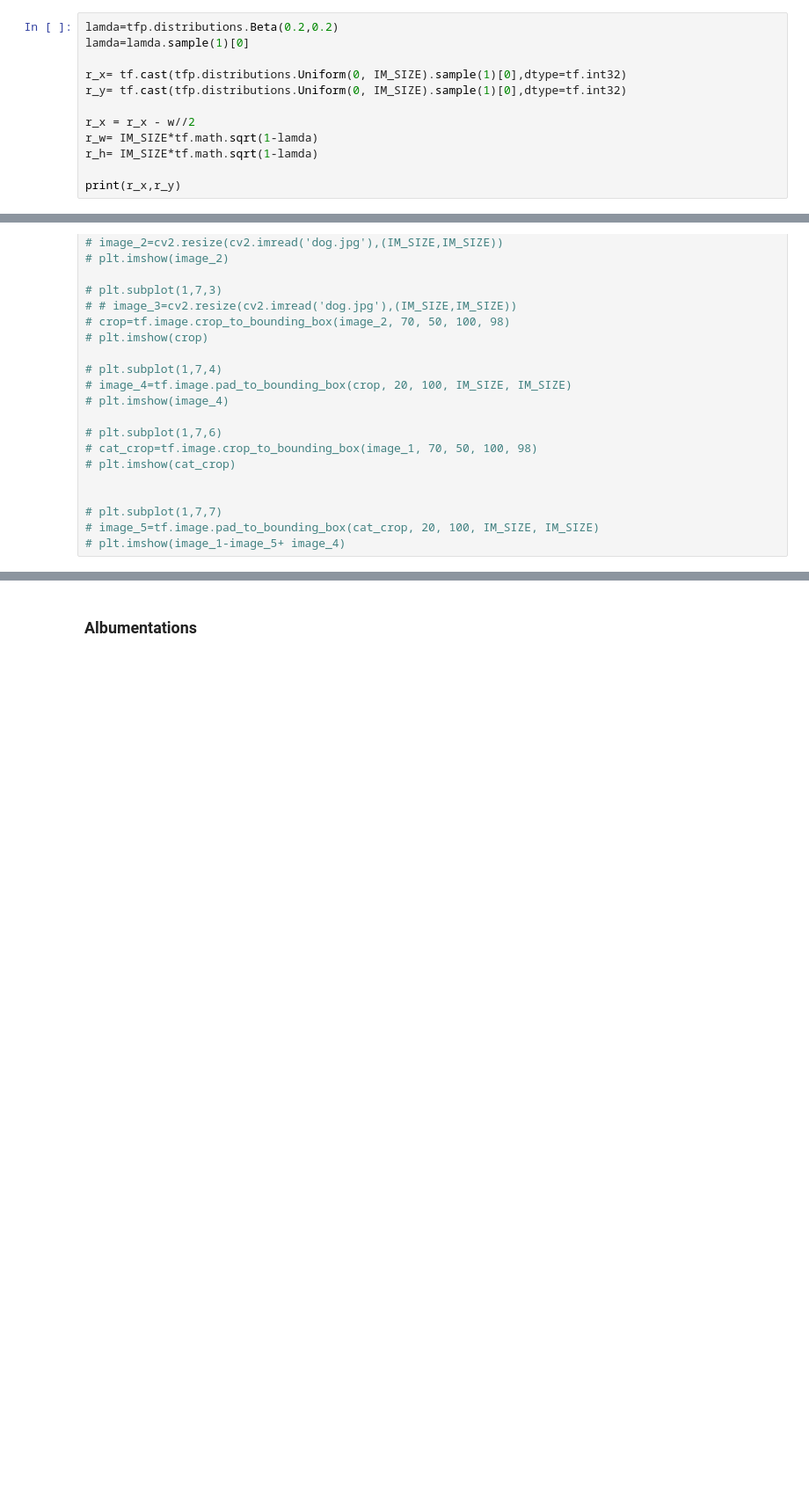
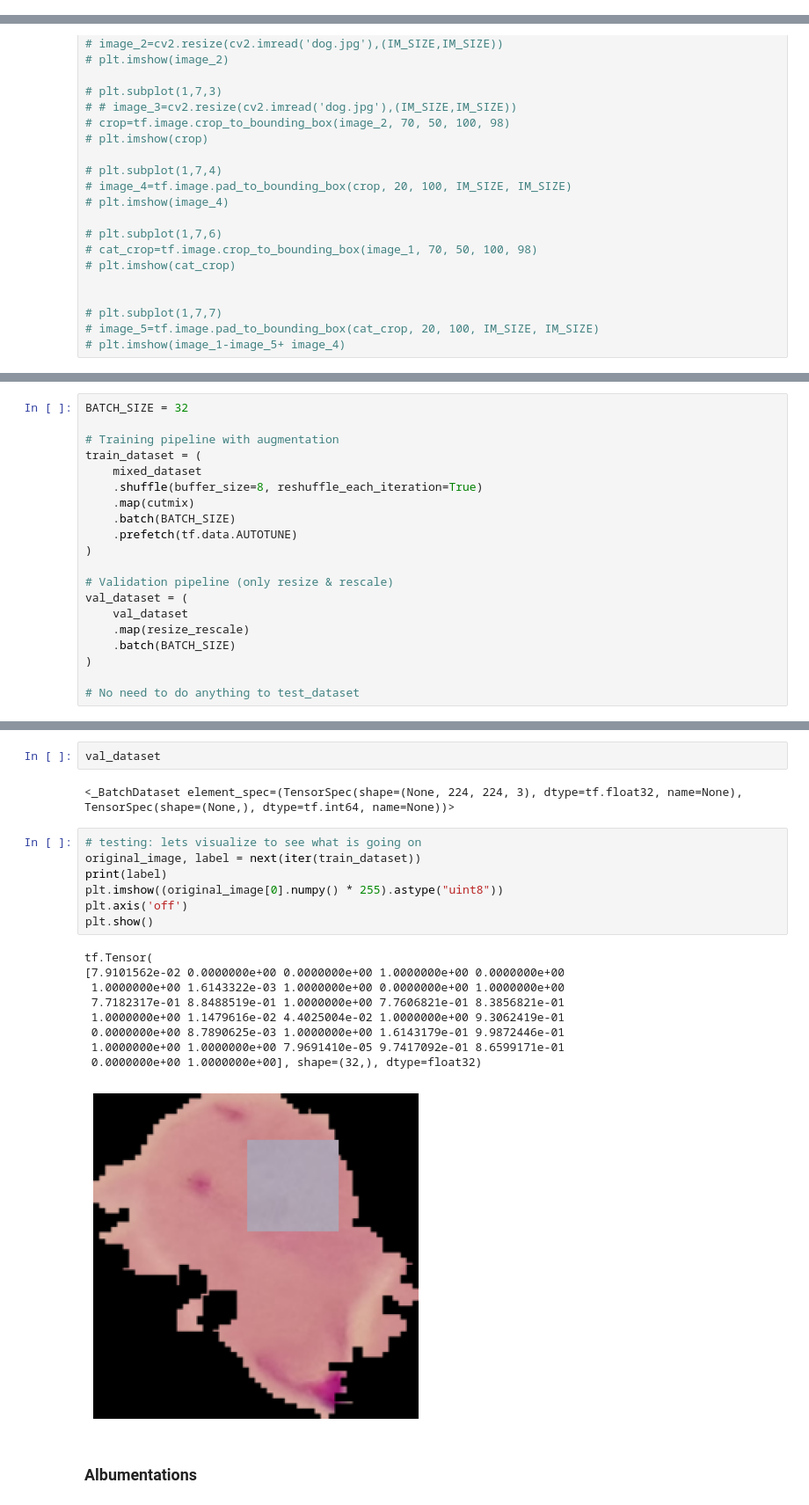
Before and after one commit to akankshakusf/Project-Deep-Learning-CNN-Malaria-Detection, a Jupyter notebook: Malaria_Detection.ipynb, the cells around one changed output, grey strips where cells are left out. Shown at 88% size. Saved outputs shown, nothing was run; the diff lists cells and outputs as text; blank space fills up the shorter version.

```diff
--- a/Malaria_Detection.ipynb
+++ b/Malaria_Detection.ipynb
@@ -539,15 +535,3 @@ val_dataset
 <_BatchDataset element_spec=(TensorSpec(shape=(None, 224, 224, 3), dtype=tf.float32, name=None), TensorSpec(shape=(None,), dtype=tf.int64, name=None))>
 # %% [markdown]
 ### CutMix Data Augmentation
-# %%
-lamda=tfp.distributions.Beta(0.2,0.2)
-lamda=lamda.sample(1)[0]
-
-r_x= tf.cast(tfp.distributions.Uniform(0, IM_SIZE).sample(1)[0],dtype=tf.int32)
-r_y= tf.cast(tfp.distributions.Uniform(0, IM_SIZE).sample(1)[0],dtype=tf.int32)
-
-r_x = r_x - w//2
-r_w= IM_SIZE*tf.math.sqrt(1-lamda)
-r_h= IM_SIZE*tf.math.sqrt(1-lamda)
-
-print(r_x,r_y)
@@ -603,0 +629,20 @@ def mixup(train_dataset_1, train_dataset_2):
+# %%
+BATCH_SIZE = 32
+
+# Training pipeline with augmentation
+train_dataset = (
+    mixed_dataset
+    .shuffle(buffer_size=8, reshuffle_each_iteration=True)
+    .map(cutmix)
+    .batch(BATCH_SIZE)
+    .prefetch(tf.data.AUTOTUNE)
+)
+
+# Validation pipeline (only resize & rescale)
+val_dataset = (
+    val_dataset
+    .map(resize_rescale)
+    .batch(BATCH_SIZE)
+)
+
+# No need to do anything to test_dataset
@@ -604,2 +653,23 @@ def mixup(train_dataset_1, train_dataset_2):
+# %%
+val_dataset
+# %% [output]
+<_BatchDataset element_spec=(TensorSpec(shape=(None, 224, 224, 3), dtype=tf.float32, name=None), TensorSpec(shape=(None,), dtype=tf.int64, name=None))>
+# %%
+# testing: lets visualize to see what is going on
+original_image, label = next(iter(train_dataset))
+print(label)
+plt.imshow((original_image[0].numpy() * 255).astype("uint8"))
+plt.axis('off')
+plt.show()
+# %% [output]
+tf.Tensor(
+[7.9101562e-02 0.0000000e+00 0.0000000e+00 1.0000000e+00 0.0000000e+00
+ 1.0000000e+00 1.6143322e-03 1.0000000e+00 0.0000000e+00 1.0000000e+00
+ 7.7182317e-01 8.8488519e-01 1.0000000e+00 7.7606821e-01 8.3856821e-01
+ 1.0000000e+00 1.1479616e-02 4.4025004e-02 1.0000000e+00 9.3062419e-01
+ 0.0000000e+00 8.7890625e-03 1.0000000e+00 1.6143179e-01 9.9872446e-01
+ 1.0000000e+00 1.0000000e+00 7.9691410e-05 9.7417092e-01 8.6599171e-01
+ 0.0000000e+00 1.0000000e+00], shape=(32,), dtype=float32)
+[figure, added]
 # %% [markdown]
 ### Albumentations
```
Also changed, not shown: parts of 45 cells of this notebook.
